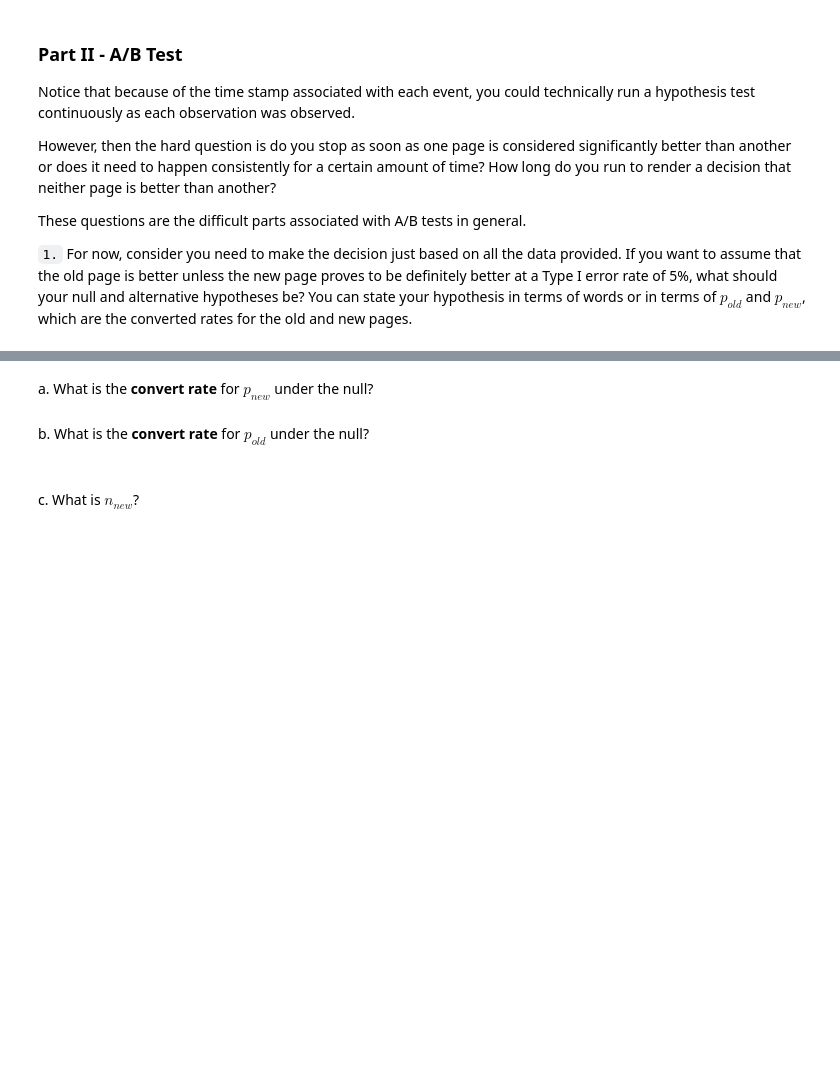
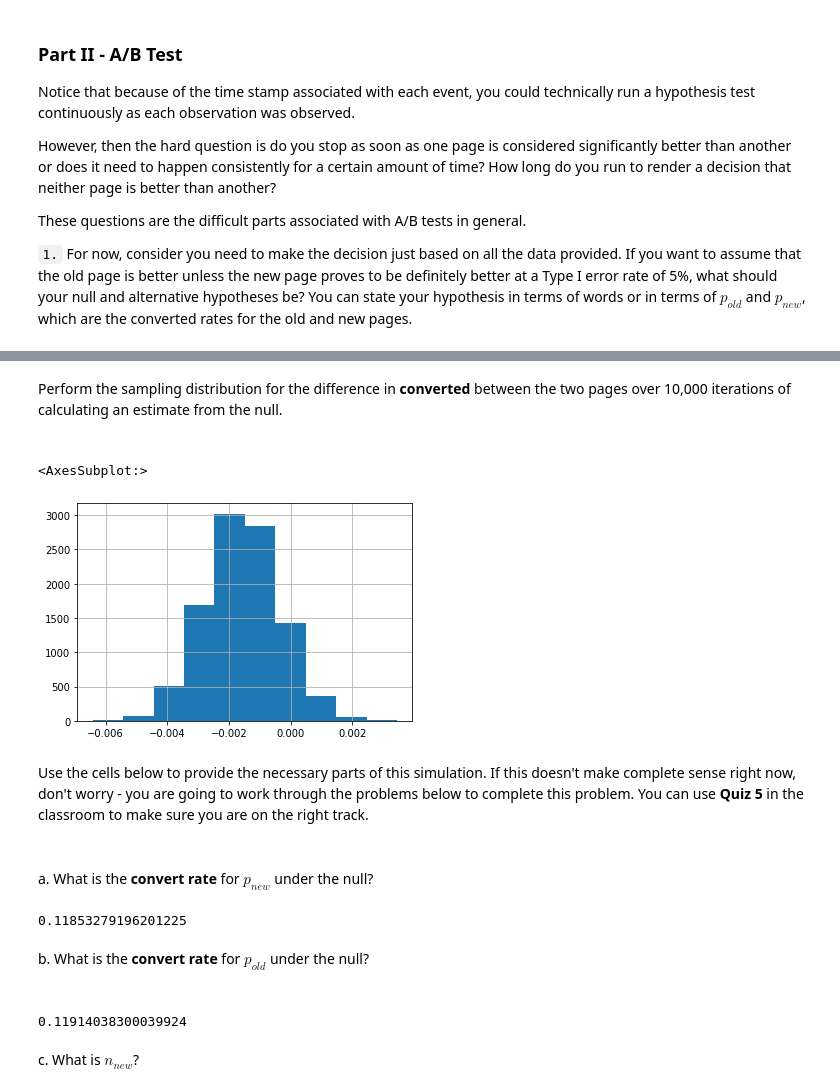
Before and after one commit to YousefSaber/A-B-Testing-Project, a Jupyter notebook: Analyze_ab_test_results_notebook.ipynb, the cells around one changed output, grey strips where cells are left out. Saved outputs shown, nothing was run; the diff lists cells and outputs as text; code cells hidden in the pictures; blank space fills up the shorter version.

```diff
--- a/Analyze_ab_test_results_notebook.ipynb
+++ b/Analyze_ab_test_results_notebook.ipynb
@@ -206,0 +241,3 @@ These questions are the difficult parts associated with A/B tests in general.
+# %%
+old = df2[df2["landing_page"] == "old_page"]["converted"]
+old
@@ -206,0 +257,3 @@ These questions are the difficult parts associated with A/B tests in general.
+# %%
+new = df2[df2["landing_page"] == "new_page"]["converted"]
+new
@@ -214,0 +278,12 @@ Use the cells below to provide the necessary parts of this simulation.  If this
+# %%
+%%time
+diffarray = np.array([])
+for x in range(10000):
+    old_page_sample = old.sample(old.shape[0],replace=True)
+    new_page_sample = new.sample(new.shape[0],replace=True)
+    old_converted_propotion = old_page_sample[old_page_sample == 1].size/old_page_sample.size
+    new_converted_propotion = new_page_sample[new_page_sample == 1].size/new_page_sample.size
+    diff =  new_converted_propotion - old_converted_propotion
+    diffarray = np.append(diffarray,diff)
+    print(end='.')
+diffarray
@@ -214,0 +295,3 @@ Use the cells below to provide the necessary parts of this simulation.  If this
+# %%
+diffseries = pd.Series(data=diffarray)
+diffseries
@@ -215,6 +311,23 @@ Use the cells below to provide the necessary parts of this simulation.  If this
+# %% [markdown]
+Perform the sampling distribution for the difference in **converted** between the two pages over 10,000 iterations of calculating an estimate from the null.  <br><br>
+# %%
+diffseries.hist()
+# %% [output]
+<AxesSubplot:>
+[figure, added]
+# %% [markdown]
+Use the cells below to provide the necessary parts of this simulation.  If this doesn't make complete sense right now, don't worry - you are going to work through the problems below to complete this problem.  You can use **Quiz 5** in the classroom to make sure you are on the right track.<br><br>
 # %% [markdown]
 a. What is the **convert rate** for $p_{new}$ under the null?
+# %%
+new_converted_propotion
+# %% [output]
+0.11853279196201225
 # %% [markdown]
 b. What is the **convert rate** for $p_{old}$ under the null? <br><br>
+# %%
+old_converted_propotion
+# %% [output]
+0.11914038300039924
 # %% [markdown]
 c. What is $n_{new}$?
```
Also changed, not shown: parts of 44 cells of this notebook.
